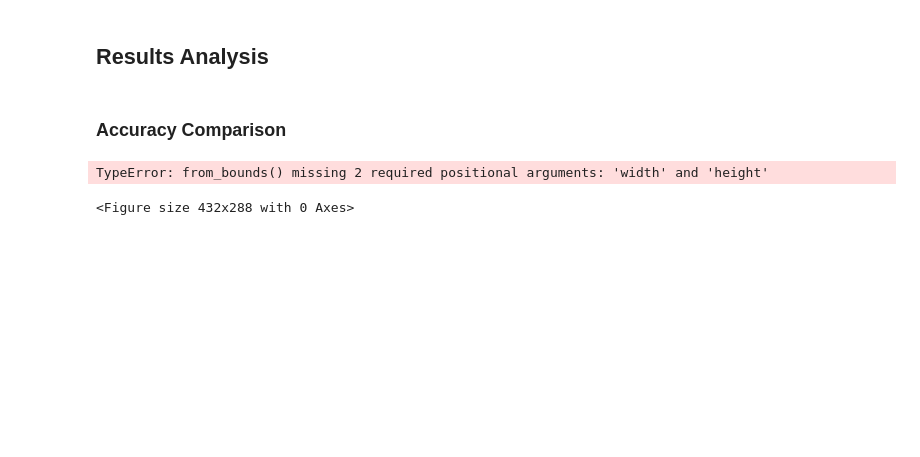
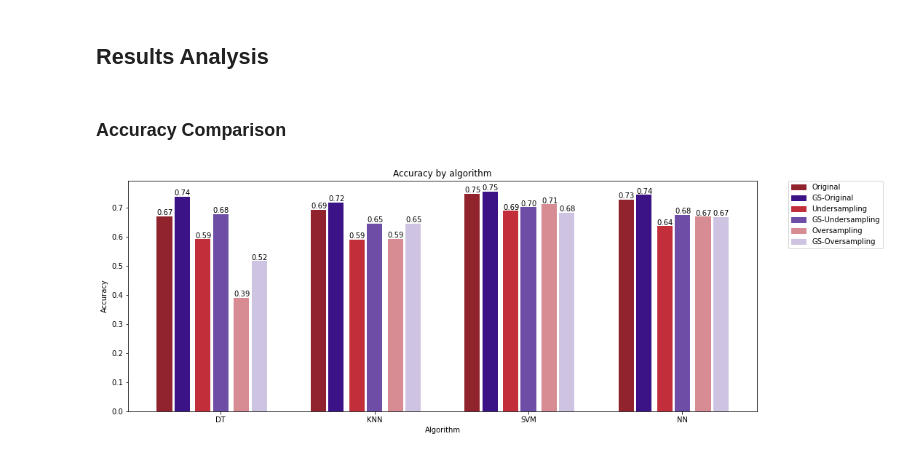
Before and after one commit to sofiagermer/FEUP-IART-SupervisedLearning, a Jupyter notebook: src/AcademicSuccess.ipynb, the cells around one changed output. Drawn from its saved outputs; the diff is of its cells as text; code cells hidden in the pictures; blank space fills up the shorter version.

Commit message:
Add missing report and result statistics

```diff
--- a/src/AcademicSuccess.ipynb
+++ b/src/AcademicSuccess.ipynb
@@ -1387,55 +919,92 @@ with open("./reports/mlp_os_tunning_report.json") as json_file:
 # %% [markdown]
 ### Accuracy Comparison
 # %%
+import matplotlib.patches as mpatches
+
 prediction_data = [
-    [dtc_classification_report['accuracy'], mlp_classification_report['accuracy']],
-    [dtc_tunning_classification_report['accuracy'], mlp_tunning_classification_report['accuracy']],
-    [dtc_us_classification_report['accuracy'], dtc_us_classification_report['accuracy']],
-    [dtc_us_tunning_classification_report['accuracy'], mlp_us_tunning_classification_report['accuracy']],
-    [dtc_os_classification_report['accuracy'], mlp_os_classification_report['accuracy']],
-    [dtc_os_tunning_classification_report['accuracy'], mlp_os_tunning_classification_report['accuracy']],
+    [
+        dtc_classification_report['accuracy'],
+        knn_classification_report['accuracy'],
+        svc_classification_report['accuracy'],
+        mlp_classification_report['accuracy']
+    ],
+
+
+    [
+        dtc_tunning_classification_report['accuracy'],
+        knn_tunning_classification_report['accuracy'],
+        svc_tunning_classification_report['accuracy'],
+        mlp_tunning_classification_report['accuracy']
+    ],
+
+    [
+        dtc_us_classification_report['accuracy'],
+        knn_us_classification_report['accuracy'],
+        svc_us_classification_report['accuracy'],
+        mlp_us_classification_report['accuracy']
+    ],
+
+    [
+        dtc_us_tunning_classification_report['accuracy'],
+        knn_us_tunning_classification_report['accuracy'],
+        svc_us_tunning_classification_report['accuracy'],
+        mlp_us_tunning_classification_report['accuracy']
+    ],
+
+    [
+        dtc_os_classification_report['accuracy'],
+        knn_os_classification_report['accuracy'],
+        svc_os_classification_report['accuracy'],
+        mlp_os_classification_report['accuracy']
+    ],
+
+    [
+        dtc_os_tunning_classification_report['accuracy'],
+        knn_os_tunning_classification_report['accuracy'],
+        svc_os_tunning_classification_report['accuracy'],
+        mlp_os_tunning_classification_report['accuracy']
+    ],
 ]
 
-X = np.arange(0,4,2)
+X = np.arange(0,8,2)
 fig = plt.figure()
-ax = fig.add_axes([0,0,])
+ax = fig.add_axes([0,0,2,1.1])
 
 ax.bar(X, prediction_data[0], color='#91232C', width=0.2)
-for i in range(2):
+for i in range(4):
     plt.text(X[i] - 0.1, prediction_data[0][i] + 0.005, f"{prediction_data[0][i]:.2f}")
 ax.bar(X + 0.23, prediction_data[1], color='#3C1287', width=0.2)
-for i in range(2):
+for i in range(4):
     plt.text(X[i] + 0.13, prediction_data[1][i] + 0.005, f"{prediction_data[1][i]:.2f}")
 
 ax.bar(X + 0.5, prediction_data[2], color='#C22F3A', width=0.2)
-for i in range(2):
+for i in range(4):
     plt.text(X[i] + 0.4, prediction_data[2][i] + 0.005, f"{prediction_data[2][i]:.2f}")
 ax.bar(X + 0.73, prediction_data[3], color='#6D4DA5', width=0.2, tick_label=['DT', 'KNN', 'SVM', 'NN'])
-for i in range(2):
+for i in range(4):
     plt.text(X[i] + 0.63, prediction_data[3][i] + 0.005, f"{prediction_data[3][i]:.2f}")
 
 ax.bar(X + 1, prediction_data[4], color='#D68C92', width=0.2)
-for i in range(2):
+for i in range(4):
     plt.text(X[i] + 0.9, prediction_data[4][i] + 0.005, f"{prediction_data[4][i]:.2f}")
 ax.bar(X + 1.23, prediction_data[5], color='#CEC4E1', width=0.2)
-for i in range(2):
+for i in range(4):
     plt.text(X[i] + 1.13, prediction_data[5][i] + 0.005, f"{prediction_data[5][i]:.2f}")
 
 ax.set_ylim(ymin=0)
 
 original = mpatches.Patch(color='#91232C', label='Original')
 best_og = mpatches.Patch(color='#3C1287', label='GS-Original')
 undersampled = mpatches.Patch(color='#C22F3A', label='Undersampling')
 best_us = mpatches.Patch(color='#6D4DA5', label='GS-Undersampling')
 oversampled = mpatches.Patch(color='#D68C92', label='Oversampling')
 best_os = mpatches.Patch(color='#CEC4E1', label='GS-Oversampling')
 plt.legend(handles=[original, best_og, undersampled, best_us, oversampled, best_os], bbox_to_anchor=(1.05, 1), loc='upper left', borderaxespad=0.)
 
 plt.xlabel("Algorithm")
 plt.ylabel("Accuracy")
 plt.title("Accuracy by algorithm")
 
 plt.show()
 # %% [output]
-TypeError: from_bounds() missing 2 required positional arguments: 'width' and 'height'
-<Figure size 432x288 with 0 Axes>
+[figure, added]
```
Also changed, not shown: parts of 43 cells of this notebook, 1 other file.
